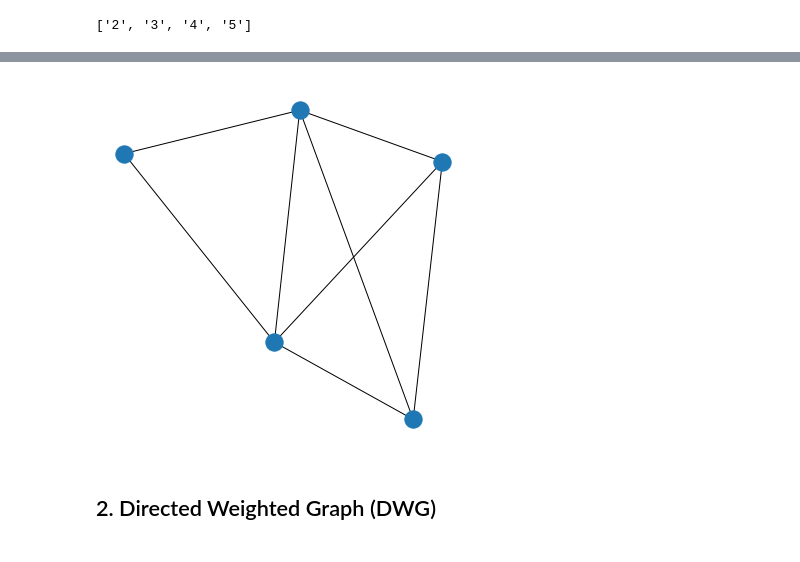
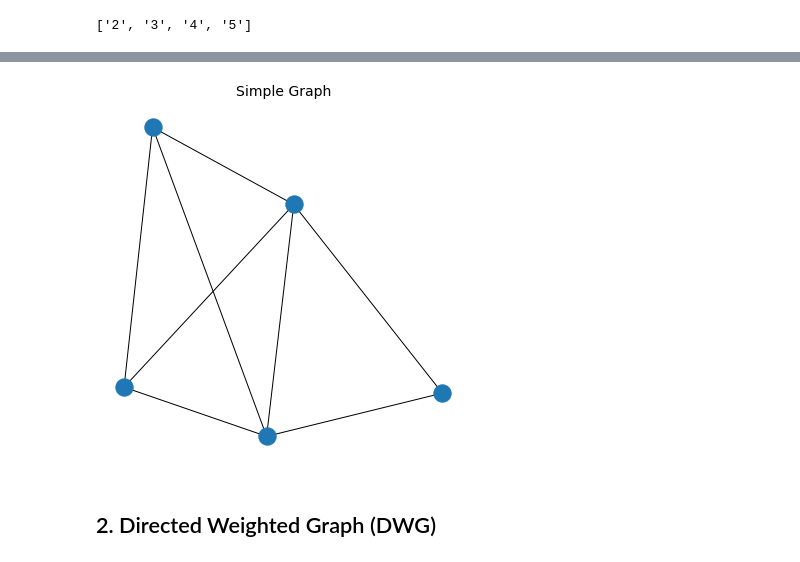
Before and after one commit to ansegura7/Algorithms, a Jupyter notebook: graphs/Graphs.ipynb, the cells around one changed output, grey strips where cells are left out. Saved outputs shown, nothing was run; the diff lists cells and outputs as text; code cells hidden in the pictures.

Commit message:
Update Graphs
The style of the simple graph chart was updated.

```diff
--- a/graphs/Graphs.ipynb
+++ b/graphs/Graphs.ipynb
@@ -49,10 +51,12 @@ pos
 # %%
 # Plot Simple Graph (free format)
 plt.rcParams["figure.figsize"] = [5, 5]
 nx.draw(sg)
+plt.title('Simple Graph', fontsize=14)
+plt.axis('off')
 plt.show()
 # %% [output]
-[figure, old version]
+[figure, new version]
 # %% [markdown]
  ## 2. Directed Weighted Graph (DWG)
 # %%
```
Also changed, not shown: parts of 3 cells of this notebook, 1 other file.
